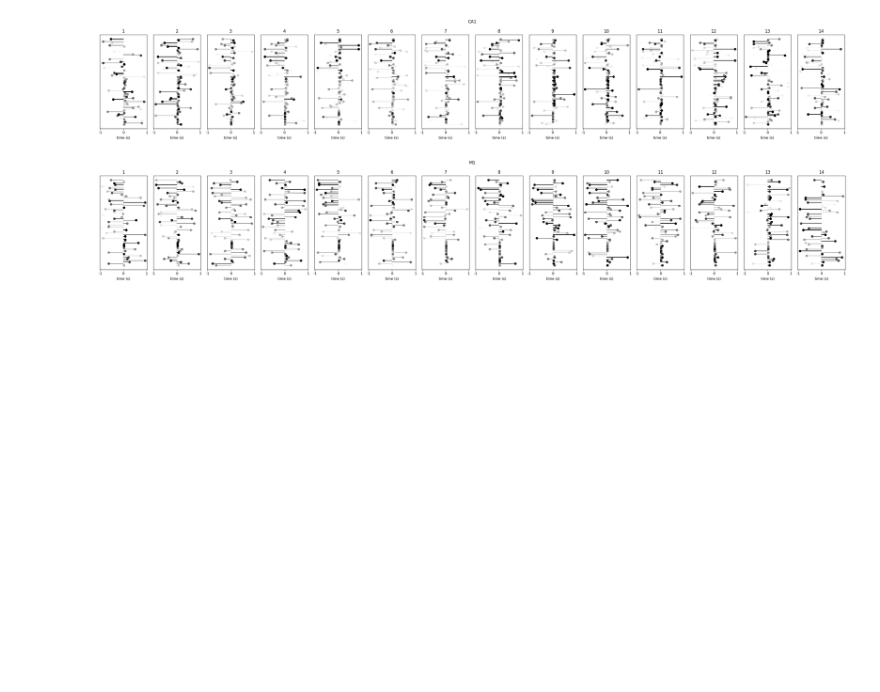
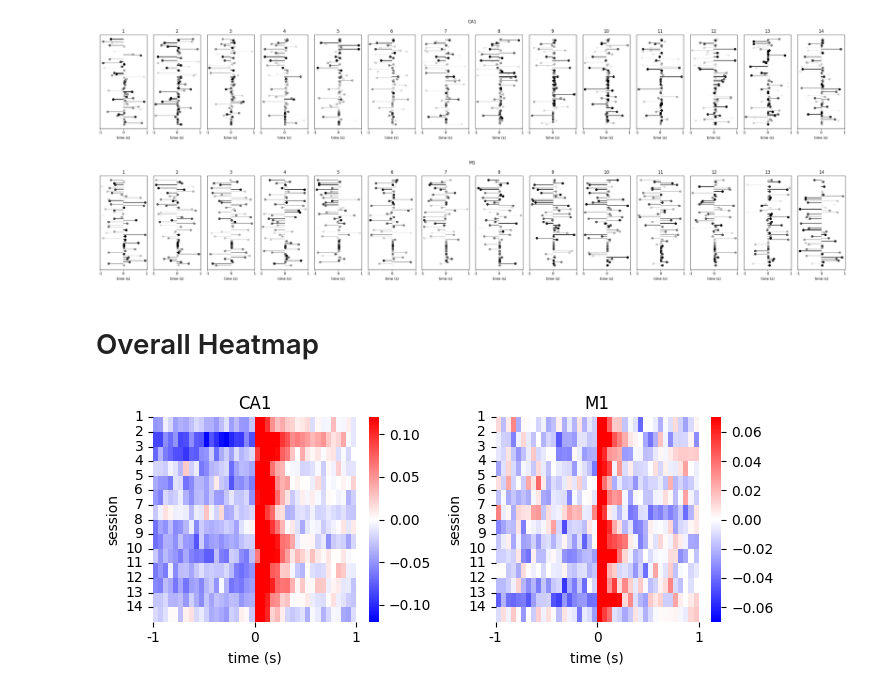
Before and after one commit to xinhez/Ghost_Project-2, a Jupyter notebook: plot_behavior_v8.ipynb, the cells around one changed output. Cells and saved outputs as stored; diff of their text form; code cells hidden in the pictures; blank space fills up the shorter version.

Commit message:
Add overall heatmap.

```diff
--- a/plot_behavior_v8.ipynb
+++ b/plot_behavior_v8.ipynb
@@ -1034,3 +1034,5 @@ for region in ['CA1', 'M1']:
 # %% [output]
 [figure]
 [figure]
+# %% [markdown]
+# Overall Heatmap
@@ -1036,0 +1126,37 @@ for region in ['CA1', 'M1']:
+# %%
+import seaborn as sns
+bin_size = 50
+
+
+spike_bins = {}
+for region, region_spike_trains in spike_trains.items():
+    spike_bins[region] = []
+    for segment_index in range(n_segment):
+        segment_spike_bins = []
+        for unit_id, unit_spike_trains in region_spike_trains[segment_index].items():
+            unit_bins = []
+            for trial_spike_train in unit_spike_trains:
+                unit_bins.append(np.histogram(trial_spike_train, bins=np.arange(-s_before_cue, s_after_cue+1e-6, bin_size/n_ms_per_s))[0])
+            unit_bins = np.array(unit_bins)
+            unit_bins = (unit_bins - unit_bins.mean()) / (unit_bins.std() + 1e-6)
+            segment_spike_bins.append(unit_bins.mean(0))
+        mean_spike_bins = np.array(segment_spike_bins).mean(0)
+        spike_bins[region].append(mean_spike_bins)
+    spike_bins[region] = np.array(spike_bins[region])
+
+
+vlims = { 'CA1': 0.12, 'M1': 0.07 }
+plt.figure(figsize=(7, 3))
+for plot_index, (region, region_spike_bins) in enumerate(spike_bins.items()):
+    ax = plt.subplot(1, len(spike_bins), plot_index + 1)
+    sns.heatmap(spike_bins[region], ax = ax, cmap=plt.cm.bwr, vmin=-vlims[region], vmax=vlims[region])
+    ax.set_title(region)
+    ax.set_xticks([0, spike_bins[region].shape[1] // 2, spike_bins[region].shape[1]], [-1, 0, 1], rotation=0)
+    ax.set_xlabel('time (s)')
+    ax.set_ylabel('session')
+    ax.set_yticks(np.arange(n_segment), np.arange(n_segment)+1)
+plt.savefig(f'{figure_folder}/heatmap_{bin_size}ms.pdf')
+plt.tight_layout()
+plt.show()
+# %% [output]
+[figure, added]
```
Also changed, not shown: parts of 2 cells of this notebook.
